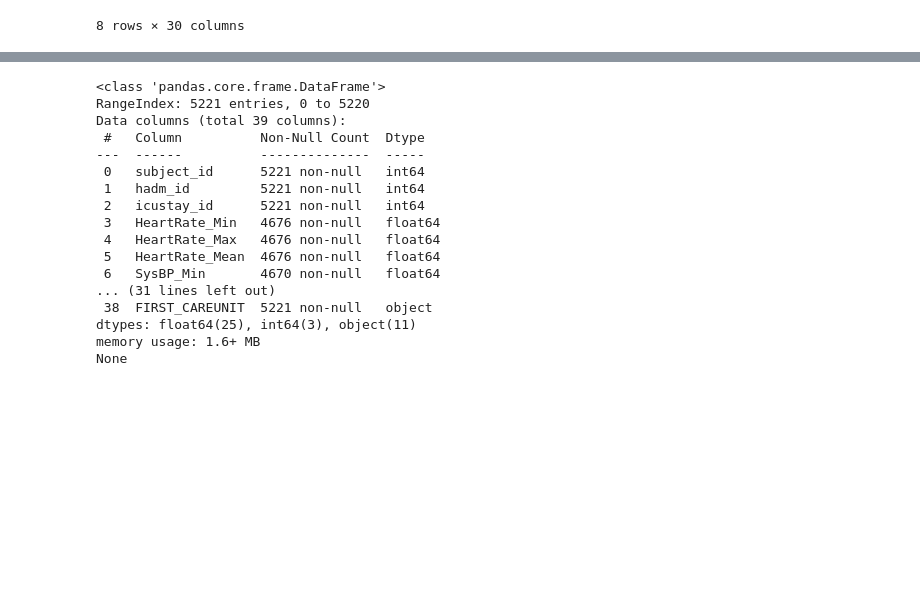
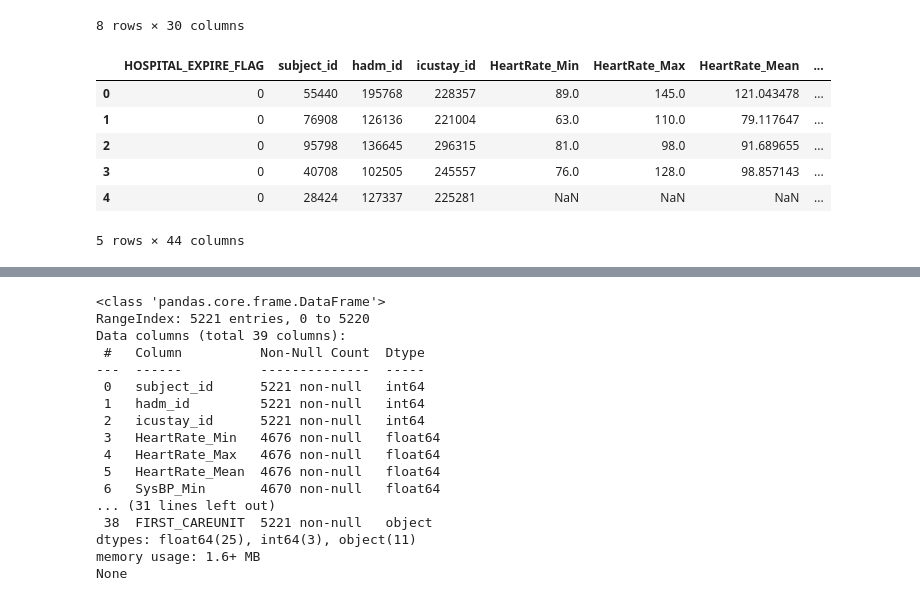
Before and after one commit to majoargote/ml_final_project, a Jupyter notebook: Argote_Mariajose_CML_2025.ipynb, the cells around one changed output, grey strips where cells are left out. Drawn from its saved outputs; the diff is of its cells as text; code cells hidden in the pictures; blank space fills up the shorter version.

```diff
--- a/Argote_Mariajose_CML_2025.ipynb
+++ b/Argote_Mariajose_CML_2025.ipynb
@@ -72,3 +85,13 @@ None
 | 75% | 0.000000 | 80286.000000 | 175017.000000 | 275303.000000 | 79.000000 | 118.000000 | 95.185588 | ... |
 | max | 1.000000 | 99999.000000 | 199999.000000 | 299998.000000 | 141.000000 | 280.000000 | 163.875000 | ... |
 8 rows × 30 columns
+# %%
+train.head()
+# %% [output]
+|  | HOSPITAL_EXPIRE_FLAG | subject_id | hadm_id | icustay_id | HeartRate_Min | HeartRate_Max | HeartRate_Mean | ... |
+| 0 | 0 | 55440 | 195768 | 228357 | 89.0 | 145.0 | 121.043478 | ... |
+| 1 | 0 | 76908 | 126136 | 221004 | 63.0 | 110.0 | 79.117647 | ... |
+| 2 | 0 | 95798 | 136645 | 296315 | 81.0 | 98.0 | 91.689655 | ... |
+| 3 | 0 | 40708 | 102505 | 245557 | 76.0 | 128.0 | 98.857143 | ... |
+| 4 | 0 | 28424 | 127337 | 225281 | NaN | NaN | NaN | ... |
+5 rows × 44 columns
```
Also changed, not shown: parts of 26 cells of this notebook, 5 other files.
